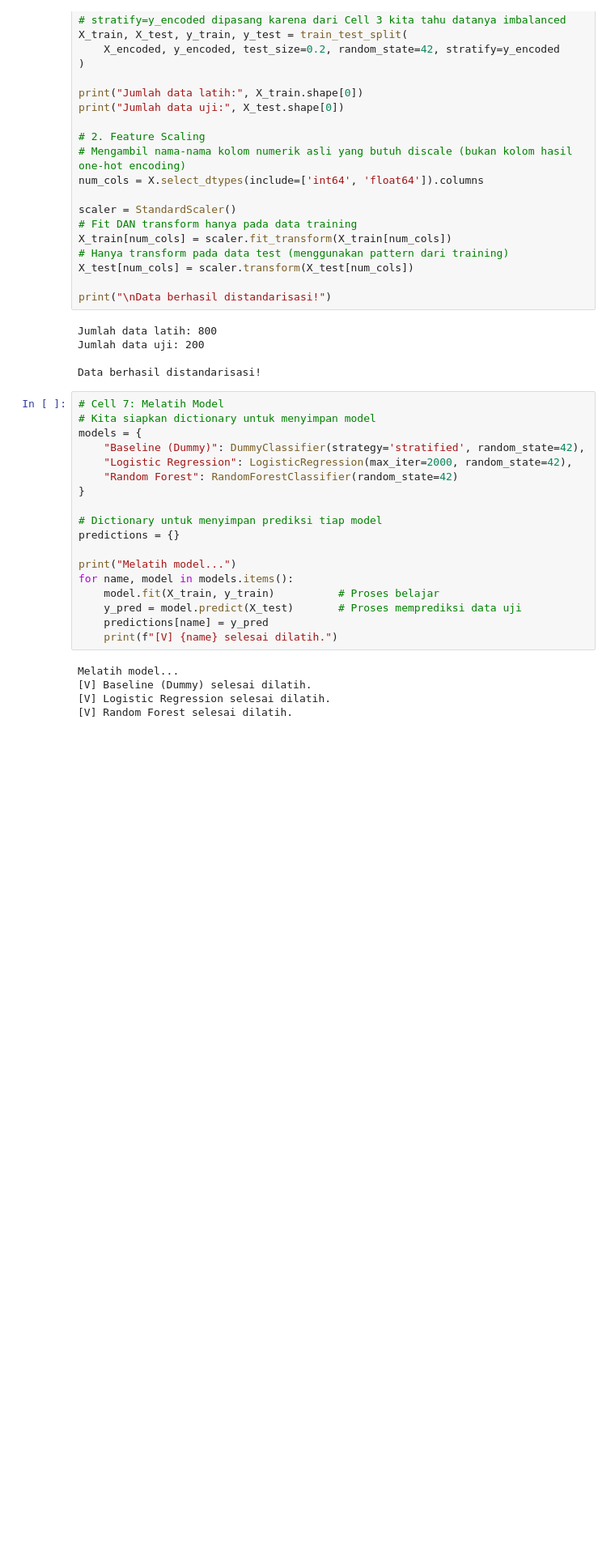
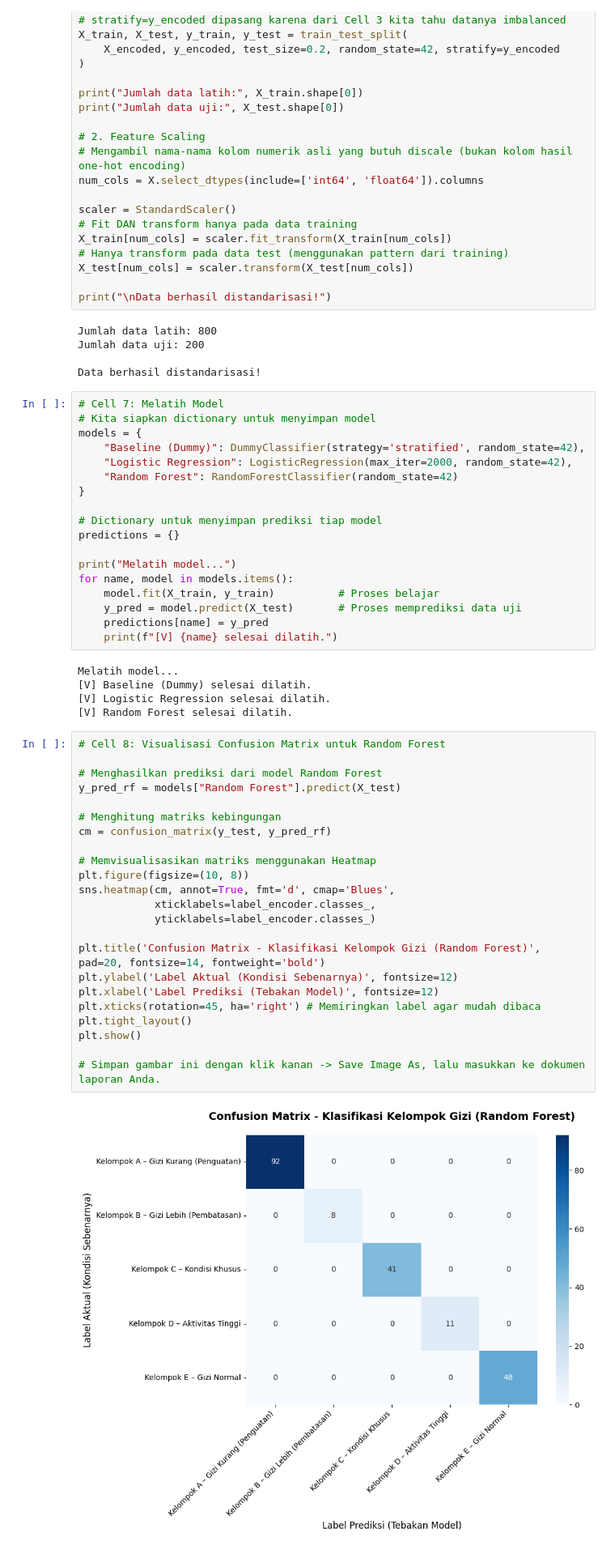
Before and after one commit to JEKICEN26/UTS_ML_MUHAMMADABIYYUZAKY, a Jupyter notebook: KategoriGizi.ipynb, the cells around one changed output. Shown at 81% size. Saved outputs shown, nothing was run; the diff lists cells and outputs as text; blank space fills up the shorter version.

```diff
--- a/KategoriGizi.ipynb
+++ b/KategoriGizi.ipynb
@@ -187,4 +188,29 @@ Melatih model...
 [V] Baseline (Dummy) selesai dilatih.
 [V] Logistic Regression selesai dilatih.
 [V] Random Forest selesai dilatih.
+# %%
+# Cell 8: Visualisasi Confusion Matrix untuk Random Forest
+
+# Menghasilkan prediksi dari model Random Forest
+y_pred_rf = models["Random Forest"].predict(X_test)
+
+# Menghitung matriks kebingungan
+cm = confusion_matrix(y_test, y_pred_rf)
+
+# Memvisualisasikan matriks menggunakan Heatmap
+plt.figure(figsize=(10, 8))
+sns.heatmap(cm, annot=True, fmt='d', cmap='Blues',
+            xticklabels=label_encoder.classes_,
+            yticklabels=label_encoder.classes_)
+
+plt.title('Confusion Matrix - Klasifikasi Kelompok Gizi (Random Forest)', pad=20, fontsize=14, fontweight='bold')
+plt.ylabel('Label Aktual (Kondisi Sebenarnya)', fontsize=12)
+plt.xlabel('Label Prediksi (Tebakan Model)', fontsize=12)
+plt.xticks(rotation=45, ha='right') # Memiringkan label agar mudah dibaca
+plt.tight_layout()
+plt.show()
+
+# Simpan gambar ini dengan klik kanan -> Save Image As, lalu masukkan ke dokumen laporan Anda.
+# %% [output]
+[figure, added]
 # %%
```
Also changed, not shown: parts of 2 cells of this notebook.
